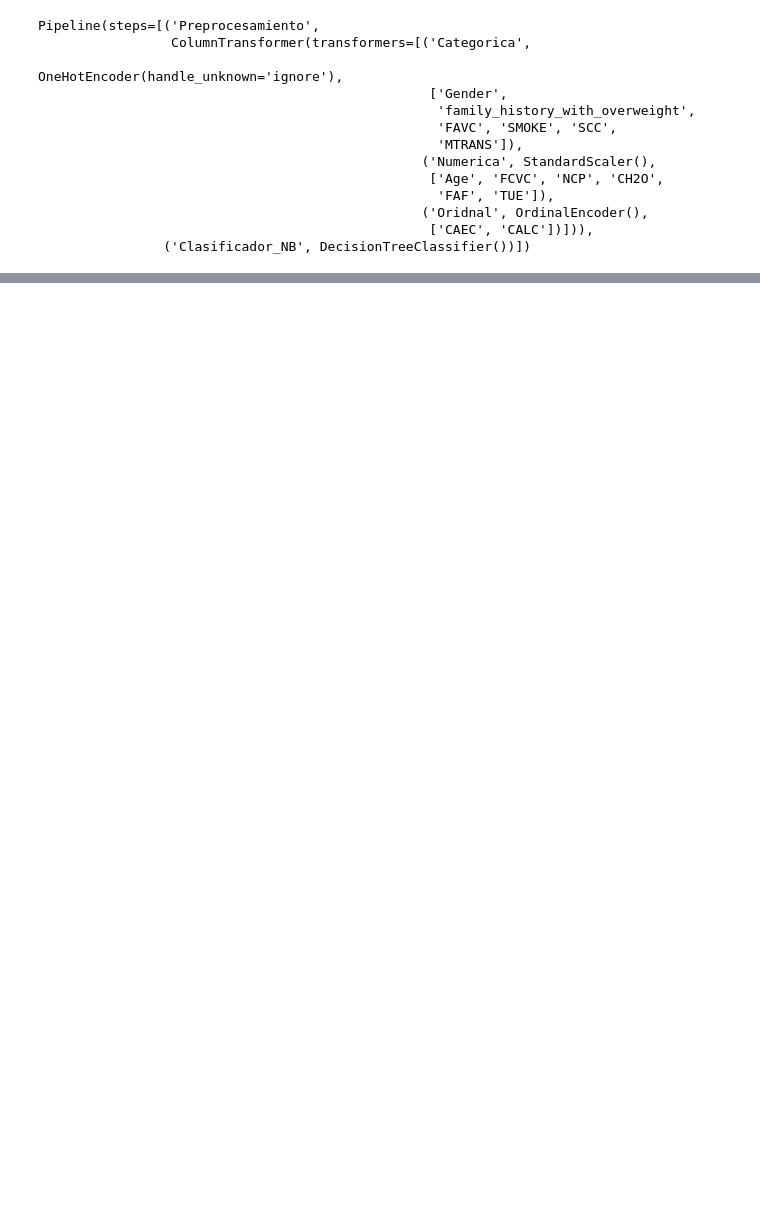
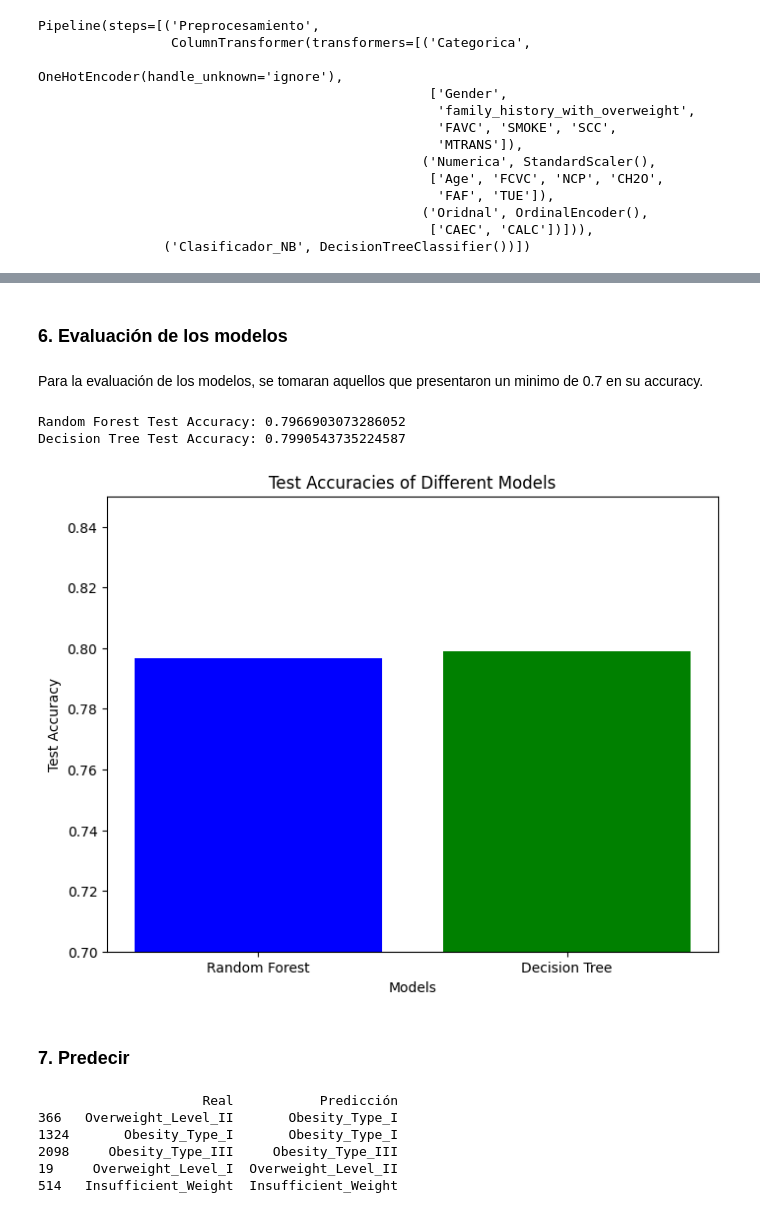
Before and after one commit to JuliethLambrano930/Proyecto_Final, a Jupyter notebook: Notebooks/aprendizaje_supervisado.ipynb, the cells around one changed output, grey strips where cells are left out. Cells and saved outputs as stored; diff of their text form; code cells hidden in the pictures; blank space fills up the shorter version.

```diff
--- a/Notebooks/aprendizaje_supervisado.ipynb
+++ b/Notebooks/aprendizaje_supervisado.ipynb
@@ -308,6 +374,7 @@ parametros_grid = {
     'max_depth':[3,4,5,6,7,8,9,10,11,12,13,14,15,16,17,18,19,20],
     'random_state':[0,2,4],
     'criterion':['gini', 'entropy'],
+    'random_state': [17]
               }
 
 
@@ -347,0 +421,52 @@ NameError: name 'confusion_matrix' is not defined
+# %% [markdown]
+### 6. Evaluación de los modelos
+# %% [markdown]
+Para la evaluación de los modelos, se tomaran aquellos que presentaron un minimo de 0.7 en su accuracy.
+# %%
+Mejor_Modelo_RF = RandomForestClassifier(criterion='entropy', max_depth=None, min_samples_split=2, n_estimators=100, random_state=17)
+Mejor_Modelo_DT = RandomForestClassifier(criterion='entropy', max_depth=13, random_state=17)
+
+# Train the best models on the entire training set
+Mejor_Modelo_RF.fit(Pres.transform(X_train), y_train)
+Mejor_Modelo_DT.fit(Pres.transform(X_train), y_train)
+
+
+# Evaluate the best models on the test set
+RF_test_accuracy = Mejor_Modelo_RF.score(Pres.transform(X_test), y_test)
+DT_test_accuracy = Mejor_Modelo_DT.score(Pres.transform(X_test), y_test)
+
+
+print("Random Forest Test Accuracy:", RF_test_accuracy)
+print("Decision Tree Test Accuracy:", DT_test_accuracy)
+
+import matplotlib.pyplot as plt
+
+# Test accuracies
+models = ['Random Forest', 'Decision Tree']
+accuracies = [RF_test_accuracy, DT_test_accuracy]
+
+# Create bar plot
+plt.figure(figsize=(8, 6))
+plt.bar(models, accuracies, color=['blue', 'green', 'red'])
+plt.xlabel('Models')
+plt.ylabel('Test Accuracy')
+plt.title('Test Accuracies of Different Models')
+plt.ylim(0.7, 0.85)  # Set y-axis limits for better visualization
+plt.show()
+# %% [output]
+Random Forest Test Accuracy: 0.7966903073286052
+Decision Tree Test Accuracy: 0.7990543735224587
+[figure, added]
+# %% [markdown]
+### 7. Predecir
+# %%
+y_pred = Mejor_Modelo_RF.predict(Pres.transform(X_test))
+Resultado = pd.DataFrame({'Real': y_test, 'Predicción': y_pred})
+print(Resultado.head())
+# %% [output]
+                     Real           Predicción
+366   Overweight_Level_II       Obesity_Type_I
+1324       Obesity_Type_I       Obesity_Type_I
+2098     Obesity_Type_III     Obesity_Type_III
+19     Overweight_Level_I  Overweight_Level_II
+514   Insufficient_Weight  Insufficient_Weight
```
Also changed, not shown: parts of 37 cells of this notebook.
